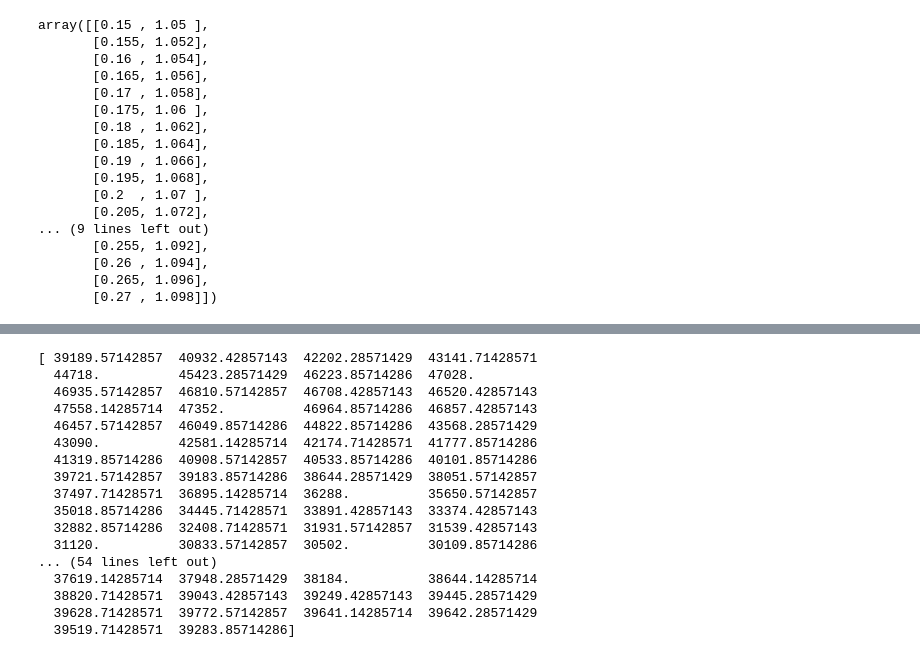
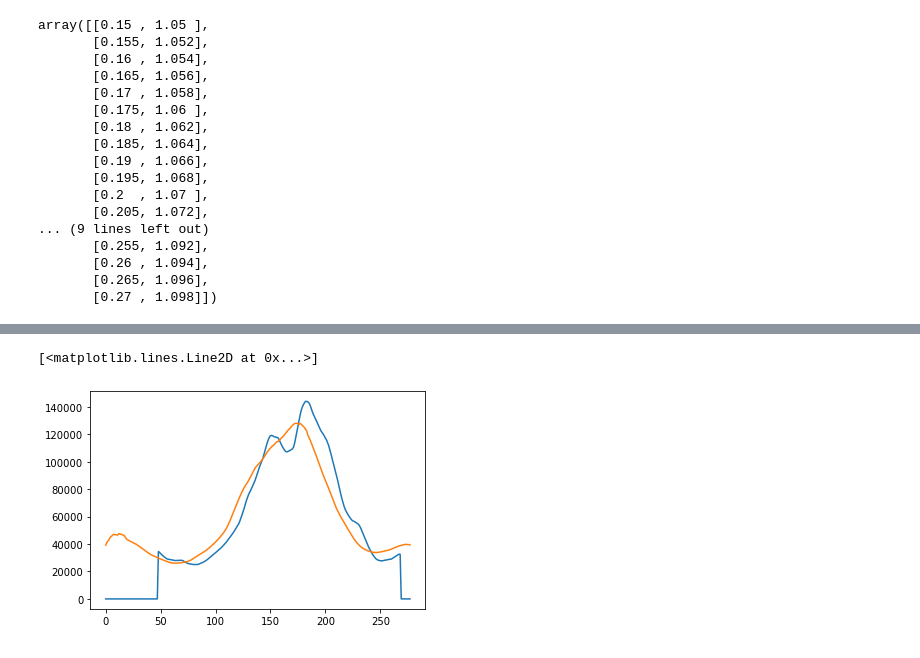
Before and after one commit to jamgochiana/CovidModeling, a Jupyter notebook: experiments/estimators.ipynb, the cells around one changed output, grey strips where cells are left out. Drawn from its saved outputs; the diff is of its cells as text; code cells hidden in the pictures.

```diff
--- a/experiments/estimators.ipynb
+++ b/experiments/estimators.ipynb
@@ -58,7 +60,8 @@ def estimate_params2(V, U):
     if len(V) != len(U):
         raise ValueError("Arrays must have the same size")
     T = len(V)
-    #gammas = np.ones((2, 2))
+
+    '''
     gammas = cp.Variable(2)
     constraints = [gammas >= 0.01]
     expression = 0
@@ -68,10 +71,20 @@ def estimate_params2(V, U):
         expression += cp.square(U[d+1] - (U[d] + V[d]) * gammas[1])
     problem = cp.Problem(cp.Minimize(expression), constraints)
     problem.solve(solver = cp.ECOS)
+    '''
 
-    opt_val = gammas.value
+    gammas = np.ones(2)
+    iters = 1000
+    for i in range(iters):
+        grad = np.zeros(2)
+        for t in range(T-1):
+            grad[0] += (U[t] + V[t]) * (gammas[0] - V[t+1])
+            grad[1] += (U[t] + V[t]) * (gammas[1] - U[t+1])
+        gammas = gammas - grad * (0.5 / (i+1))
 
-    return opt_val
+    #opt_val = gammas.value
+
+    return gammas
 # %%
 def estimate_params4(V, U):
     if len(V) != len(U):
@@ -415,20 +453,20 @@ print(U[50:])
-# %%
-print(train[:, 1])
-# %% [output]
-[ 39189.57142857  40932.42857143  42202.28571429  43141.71428571
-  44718.          45423.28571429  46223.85714286  47028.
-  46935.57142857  46810.57142857  46708.42857143  46520.42857143
-  47558.14285714  47352.          46964.85714286  46857.42857143
-  46457.57142857  46049.85714286  44822.85714286  43568.28571429
-  43090.          42581.14285714  42174.71428571  41777.85714286
-  41319.85714286  40908.57142857  40533.85714286  40101.85714286
-  39721.57142857  39183.85714286  38644.28571429  38051.57142857
-  37497.71428571  36895.14285714  36288.          35650.57142857
-  35018.85714286  34445.71428571  33891.42857143  33374.42857143
-  32882.85714286  32408.71428571  31931.57142857  31539.42857143
-  31120.          30833.57142857  30502.          30109.85714286
-... (54 lines left out)
-  37619.14285714  37948.28571429  38184.          38644.14285714
-  38820.71428571  39043.42857143  39249.42857143  39445.28571429
-  39628.71428571  39772.57142857  39641.14285714  39642.28571429
-  39519.71428571  39283.85714286]
+# %%
+# predict hospitalizations in the future
+
+predictions = np.zeros(len(train))
+
+for t in range(T + int_inf + delta2, len(train) - delta1):
+    gm = pred_gammas[t]
+    nb = U[t - delta2] + V[t - delta2]
+    nb = (gm[0] + gm[1]) * nb
+    predictions[t + 1] = nb * gm[0]
+
+
+#plt.plot(np.arange(len(train)), predictions / np.amax(predictions))
+#plt.plot(np.arange(len(train)), train[:, 1] / np.amax(train[:, 1]))
+
+plt.plot(np.arange(len(train)), predictions)
+plt.plot(np.arange(len(train)), train[:, 1])
+# %% [output]
+[<matplotlib.lines.Line2D at 0x...>]
+[figure, added]
```
Also changed, not shown: parts of 14 cells of this notebook, 1 other file.
